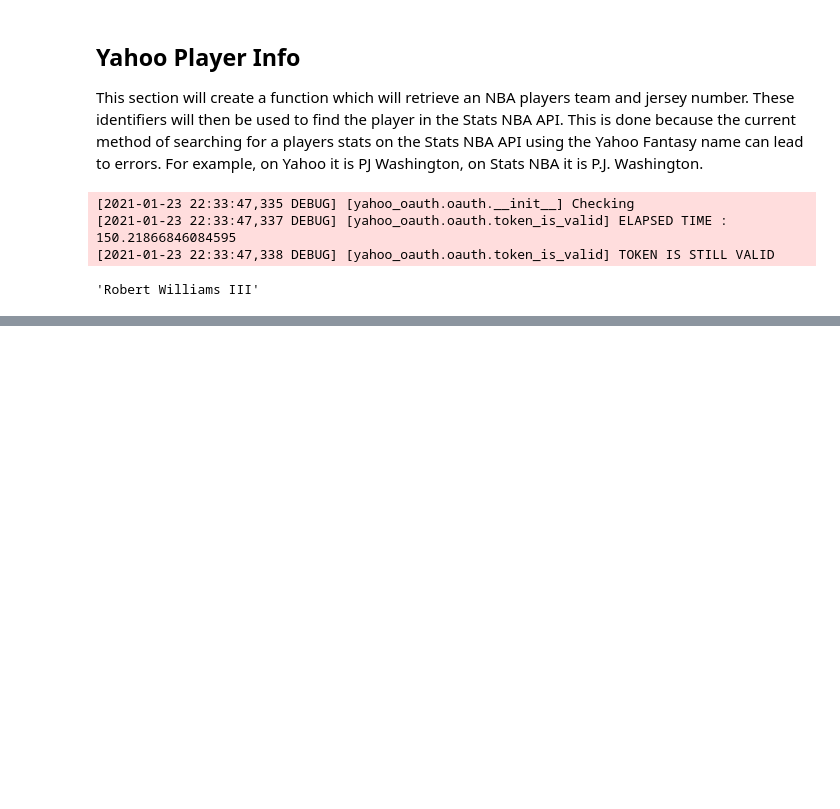
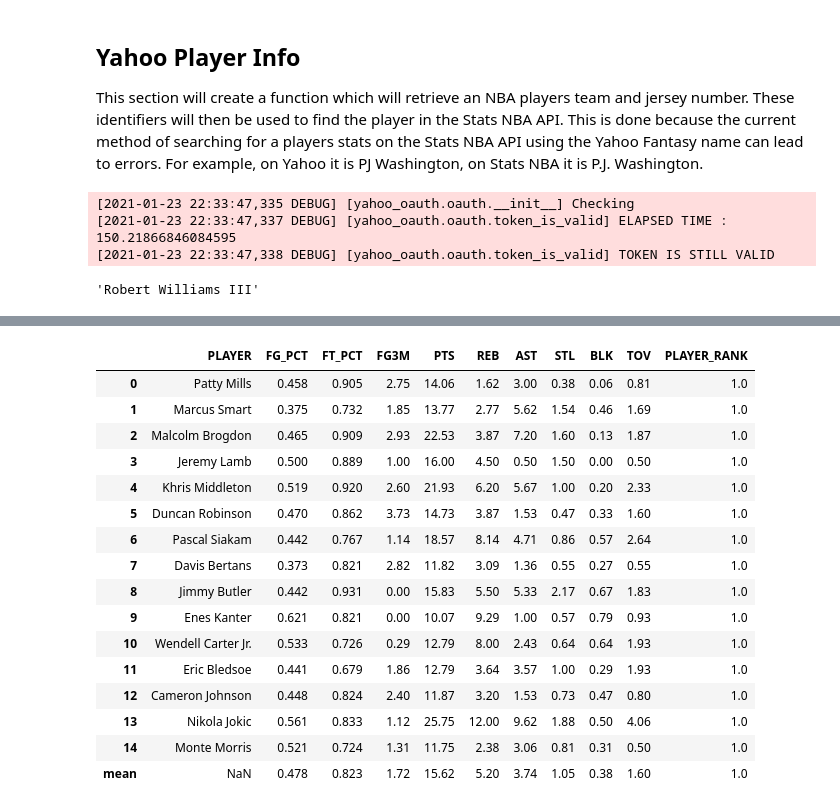
Before and after one commit to JaumeClave/waiver_wire_machine, a Jupyter notebook: notebooks/02_yahoo_fantasy_sports_api_exploration.ipynb, the cells around one changed output, grey strips where cells are left out. Saved outputs shown, nothing was run; the diff lists cells and outputs as text; code cells hidden in the pictures; blank space fills up the shorter version.

```diff
--- a/notebooks/02_yahoo_fantasy_sports_api_exploration.ipynb
+++ b/notebooks/02_yahoo_fantasy_sports_api_exploration.ipynb
@@ -649,0 +941,9 @@ yahoo_name_to_nba_name("Robert Williams")
+# %%
+
+ndf['PLAYER_RANK'] = ndf.groupby('PLAYER')['FG_PCT'].rank(ascending=False, method='average')
+# %%
+ndf
+
+for col in ndf.columns[1:]:
+    print(col)
+    ndf[col] = ndf[col].astype(float)
@@ -649,0 +980,20 @@ yahoo_name_to_nba_name("Robert Williams")
+# %%
+ndf
+# %% [output]
+|  | PLAYER | FG_PCT | FT_PCT | FG3M | PTS | REB | AST | STL | BLK | TOV | PLAYER_RANK |
+| 0 | Patty Mills | 0.458 | 0.905 | 2.75 | 14.06 | 1.62 | 3.00 | 0.38 | 0.06 | 0.81 | 1.0 |
+| 1 | Marcus Smart | 0.375 | 0.732 | 1.85 | 13.77 | 2.77 | 5.62 | 1.54 | 0.46 | 1.69 | 1.0 |
+| 2 | Malcolm Brogdon | 0.465 | 0.909 | 2.93 | 22.53 | 3.87 | 7.20 | 1.60 | 0.13 | 1.87 | 1.0 |
+| 3 | Jeremy Lamb | 0.500 | 0.889 | 1.00 | 16.00 | 4.50 | 0.50 | 1.50 | 0.00 | 0.50 | 1.0 |
+| 4 | Khris Middleton | 0.519 | 0.920 | 2.60 | 21.93 | 6.20 | 5.67 | 1.00 | 0.20 | 2.33 | 1.0 |
+| 5 | Duncan Robinson | 0.470 | 0.862 | 3.73 | 14.73 | 3.87 | 1.53 | 0.47 | 0.33 | 1.60 | 1.0 |
+| 6 | Pascal Siakam | 0.442 | 0.767 | 1.14 | 18.57 | 8.14 | 4.71 | 0.86 | 0.57 | 2.64 | 1.0 |
+| 7 | Davis Bertans | 0.373 | 0.821 | 2.82 | 11.82 | 3.09 | 1.36 | 0.55 | 0.27 | 0.55 | 1.0 |
+| 8 | Jimmy Butler | 0.442 | 0.931 | 0.00 | 15.83 | 5.50 | 5.33 | 2.17 | 0.67 | 1.83 | 1.0 |
+| 9 | Enes Kanter | 0.621 | 0.821 | 0.00 | 10.07 | 9.29 | 1.00 | 0.57 | 0.79 | 0.93 | 1.0 |
+| 10 | Wendell Carter Jr. | 0.533 | 0.726 | 0.29 | 12.79 | 8.00 | 2.43 | 0.64 | 0.64 | 1.93 | 1.0 |
+| 11 | Eric Bledsoe | 0.441 | 0.679 | 1.86 | 12.79 | 3.64 | 3.57 | 1.00 | 0.29 | 1.93 | 1.0 |
+| 12 | Cameron Johnson | 0.448 | 0.824 | 2.40 | 11.87 | 3.20 | 1.53 | 0.73 | 0.47 | 0.80 | 1.0 |
+| 13 | Nikola Jokic | 0.561 | 0.833 | 1.12 | 25.75 | 12.00 | 9.62 | 1.88 | 0.50 | 4.06 | 1.0 |
+| 14 | Monte Morris | 0.521 | 0.724 | 1.31 | 11.75 | 2.38 | 3.06 | 0.81 | 0.31 | 0.50 | 1.0 |
+| mean | NaN | 0.478 | 0.823 | 1.72 | 15.62 | 5.20 | 3.74 | 1.05 | 0.38 | 1.60 | 1.0 |
```
Also changed, not shown: parts of 32 cells of this notebook, 2 other files.
